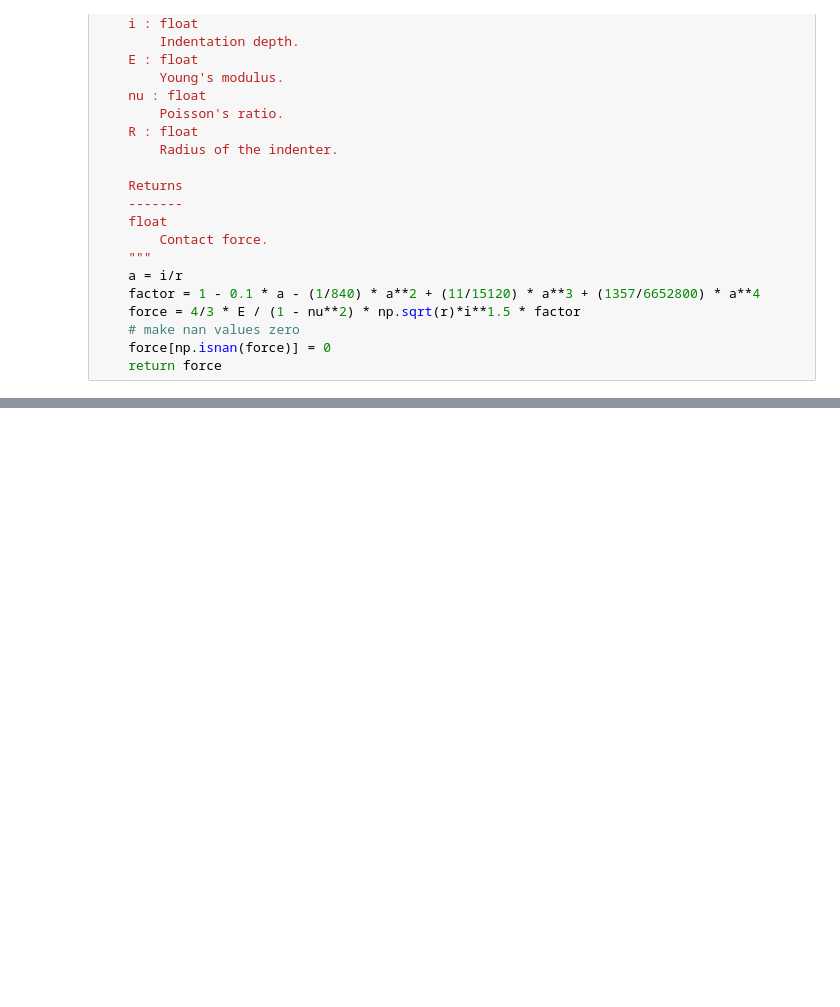
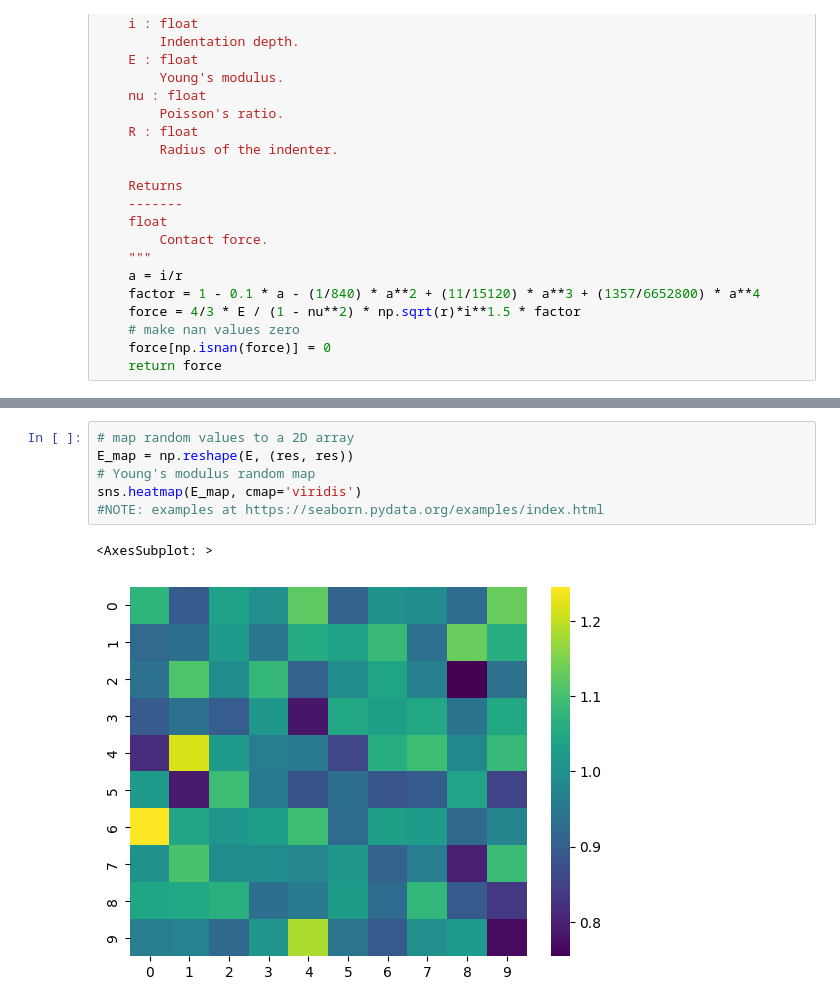
Before and after one commit to luisrlp/contact-surface, a Jupyter notebook: draft.ipynb, the cells around one changed output, grey strips where cells are left out. Drawn from its saved outputs; the diff is of its cells as text; blank space fills up the shorter version.

```diff
--- a/draft.ipynb
+++ b/draft.ipynb
@@ -70,0 +80,9 @@ df
+# %%
+# map random values to a 2D array
+E_map = np.reshape(E, (res, res))
+# Young's modulus random map
+sns.heatmap(E_map, cmap='viridis')
+#NOTE: examples at https://seaborn.pydata.org/examples/index.html
+# %% [output]
+<AxesSubplot: >
+[figure, added]
```
Also changed, not shown: parts of 6 cells of this notebook.
